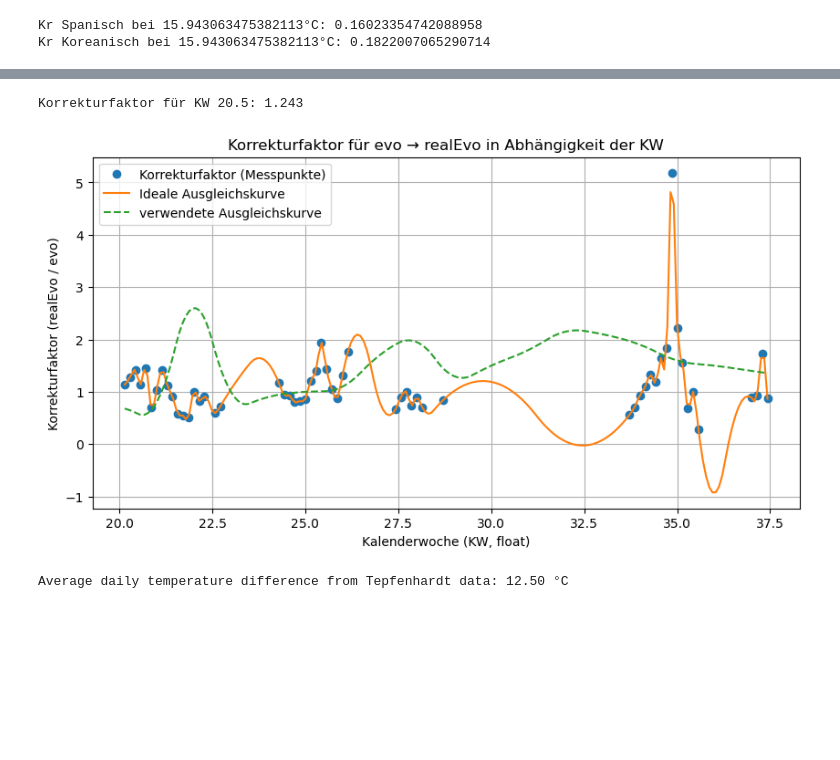
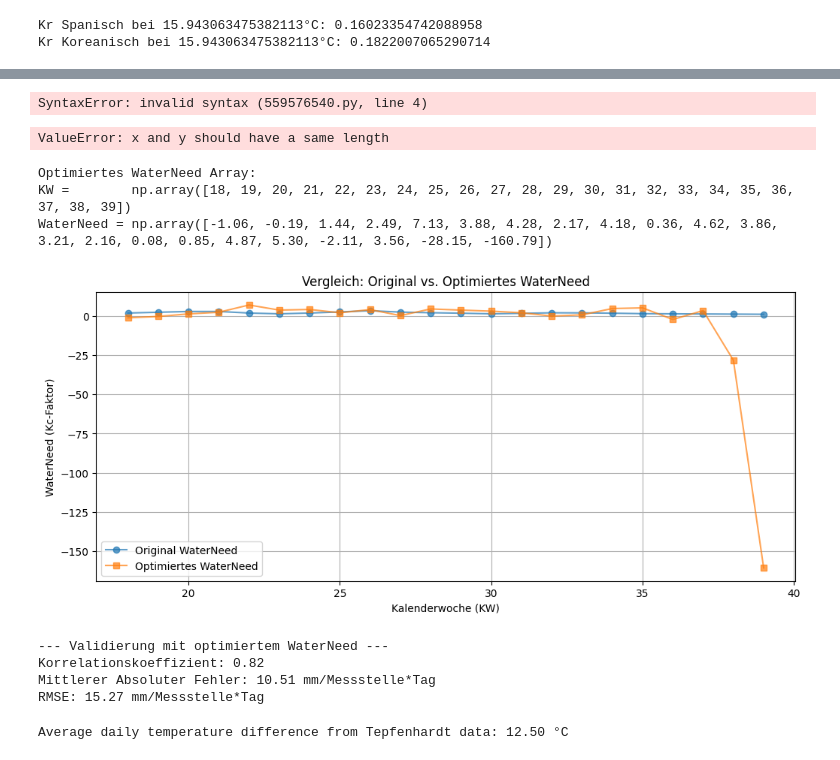
Before and after one commit to mclordo/research2.0, a Jupyter notebook: data/script/getFormula.ipynb, the cells around one changed output, grey strips where cells are left out. Saved outputs shown, nothing was run; the diff lists cells and outputs as text; code cells hidden in the pictures; blank space fills up the shorter version.

Commit message:
einfach mal einen aktuellen stand

```diff
--- a/data/script/getFormula.ipynb
+++ b/data/script/getFormula.ipynb
@@ -555,0 +740,16 @@ Ratio (Formel/Messung): 0.9209
+# %%
+
+WaterNeed = np.array([0.5, 1, 1.44, 2.49, 5.5, 4.88, 4.28, 3.17, 2.18, 0.5, 4.62, 3.86, 3.21, 2.16, 0.5, 2.5, 3.87, 4.30, 3.71, 3.56, 2.4, 0.5])
+
+Korrelationskoeffizient: 0.72
+Mittlerer Absoluter Fehler: 11.44 mm/Messstelle*Tag
+Mittlerer Fehler: 0.34 mm/Messstelle*Tag
+Mittlerer Realer Wasserverbrauch: 39.92 mm/Messstelle*Tag
+Mittlerer Berechneter Wasserverbrauch: 39.59 mm/Messstelle*Tag
+Mean Bias: 11.4385
+Mean Absolute Error (MAE): -0.3384 mm/Messstelle*Tag
+Root Mean Square Error (RMSE): 15.4114 mm/Messstelle*Tag
+Relative Error: 38.60%
+Ratio (Formel/Messung): 1.0085
+# %% [output]
+SyntaxError: invalid syntax (559576540.py, line 4)
@@ -590,15 +801,72 @@ plt.figure(figsize=(10, 5))
 plt.plot(kw_floats, correction_factors, 'o', label='Korrekturfaktor (Messpunkte)')
 plt.plot(kw_fit, correction_spline(kw_fit), '-', label='Ideale Ausgleichskurve')
 plt.plot(kw_fit, KcSplineFit(kw_fit), '--', label='verwendete Ausgleichskurve')
-plt.xlabel('Kalenderwoche (KW, float)')
+plt.plot(kw_fit, KcSplineFit(kw_fit) * correction_spline(kw_fit), '-.', label='optimierte Ausgleichskurve (Kc * Korrektur)')
+plt.xlabel('Kalenderwoche (KW)')
 plt.ylabel('Korrekturfaktor (realEvo / evo)')
 plt.legend()
 plt.grid()
 plt.title('Korrekturfaktor für evo → realEvo in Abhängigkeit der KW')
 plt.show()
 # %% [output]
-Korrekturfaktor für KW 20.5: 1.243
+ValueError: x and y should have a same length
-[figure, removed]
+# %%
+# Berechne optimiertes WaterNeed Array basierend auf den Korrekturfaktoren
+# Für jede KW im Original-Array den Korrekturfaktor anwenden
+
+# Aktuelles WaterNeed mit Korrekturfaktor multiplizieren
+KW_original = np.array([18, 19, 20, 21, 22, 23, 24, 25, 26, 27, 28, 29, 30, 31, 32, 33, 34, 35, 36, 37, 38, 39])
+WaterNeed_original = np.array([2, 2.5, 3, 3, 2, 1.5, 2, 2.7, 3.5, 2.6, 2.2, 1.9, 1.5, 1.8, 2.15, 2.1, 1.9, 1.6, 1.5, 1.4, 1.3, 1.2])
+
+# Korrekturfaktor für jede KW aus dem Spline interpolieren
+correction_for_KW = correction_spline(KW_original)
+
+# Optimiertes WaterNeed
+WaterNeed_optimized = WaterNeed_original * correction_for_KW
+
+# Ergebnisse anzeigen
+print("Optimiertes WaterNeed Array:")
+print("KW =        np.array([" + ", ".join([str(int(k)) for k in KW_original]) + "])")
+print("WaterNeed = np.array([" + ", ".join([f"{w:.2f}" for w in WaterNeed_optimized]) + "])")
+
+# Vergleichsplot
+plt.figure(figsize=(12, 5))
+plt.plot(KW_original, WaterNeed_original, 'o-', label='Original WaterNeed', alpha=0.7)
+plt.plot(KW_original, WaterNeed_optimized, 's-', label='Optimiertes WaterNeed', alpha=0.7)
+plt.xlabel('Kalenderwoche (KW)')
+plt.ylabel('WaterNeed (Kc-Faktor)')
+plt.legend()
+plt.grid()
+plt.title('Vergleich: Original vs. Optimiertes WaterNeed')
+plt.show()
+
+# Validierung: Neuberechnung mit optimiertem WaterNeed
+KcSplineFit_optimized = UnivariateSpline(KW_original, WaterNeed_optimized, s=0, k=2)
+
+evo_optimized = []
+for date_str in dates:
+    dt = datetime.strptime(date_str, "%Y-%m-%d")
+    idx = dates.index(date_str)
+    # Ursprüngliche evo durch alten Kc teilen und mit neuem Kc multiplizieren
+    kw_float = dt.isocalendar().week + (dt.isocalendar().weekday - 1) / 7
+    old_kc = KcSplineFit(kw_float)
+    new_kc = KcSplineFit_optimized(kw_float)
+    evo_optimized.append(evo[idx] * new_kc / old_kc)
+
+# Fehlermetriken mit optimiertem WaterNeed
+print(f"\n--- Validierung mit optimiertem WaterNeed ---")
+print(f"Korrelationskoeffizient: {np.corrcoef(realEvo, evo_optimized)[0,1]:.2f}")
+print(f"Mittlerer Absoluter Fehler: {np.mean(np.abs(np.array(realEvo)-np.array(evo_optimized))):.2f} mm/Messstelle*Tag")
+print(f"RMSE: {np.sqrt(np.mean((np.array(realEvo)-np.array(evo_optimized))**2)):.2f} mm/Messstelle*Tag")
+# %% [output]
+Optimiertes WaterNeed Array:
+KW =        np.array([18, 19, 20, 21, 22, 23, 24, 25, 26, 27, 28, 29, 30, 31, 32, 33, 34, 35, 36, 37, 38, 39])
+WaterNeed = np.array([-1.06, -0.19, 1.44, 2.49, 7.13, 3.88, 4.28, 2.17, 4.18, 0.36, 4.62, 3.86, 3.21, 2.16, 0.08, 0.85, 4.87, 5.30, -2.11, 3.56, -28.15, -160.79])
+[figure, added]
+--- Validierung mit optimiertem WaterNeed ---
+Korrelationskoeffizient: 0.82
+Mittlerer Absoluter Fehler: 10.51 mm/Messstelle*Tag
+RMSE: 15.27 mm/Messstelle*Tag
 # %%
 csvfilename = "C:\\Users\\NilsWindows\\Desktop\\ResearchMasterRL\\data\\AgrarmeteoBaWü\\CSV\\Tepfenhardt.csv"
 import pandas as pd
```
Also changed, not shown: parts of 13 cells of this notebook, 4 other files.
